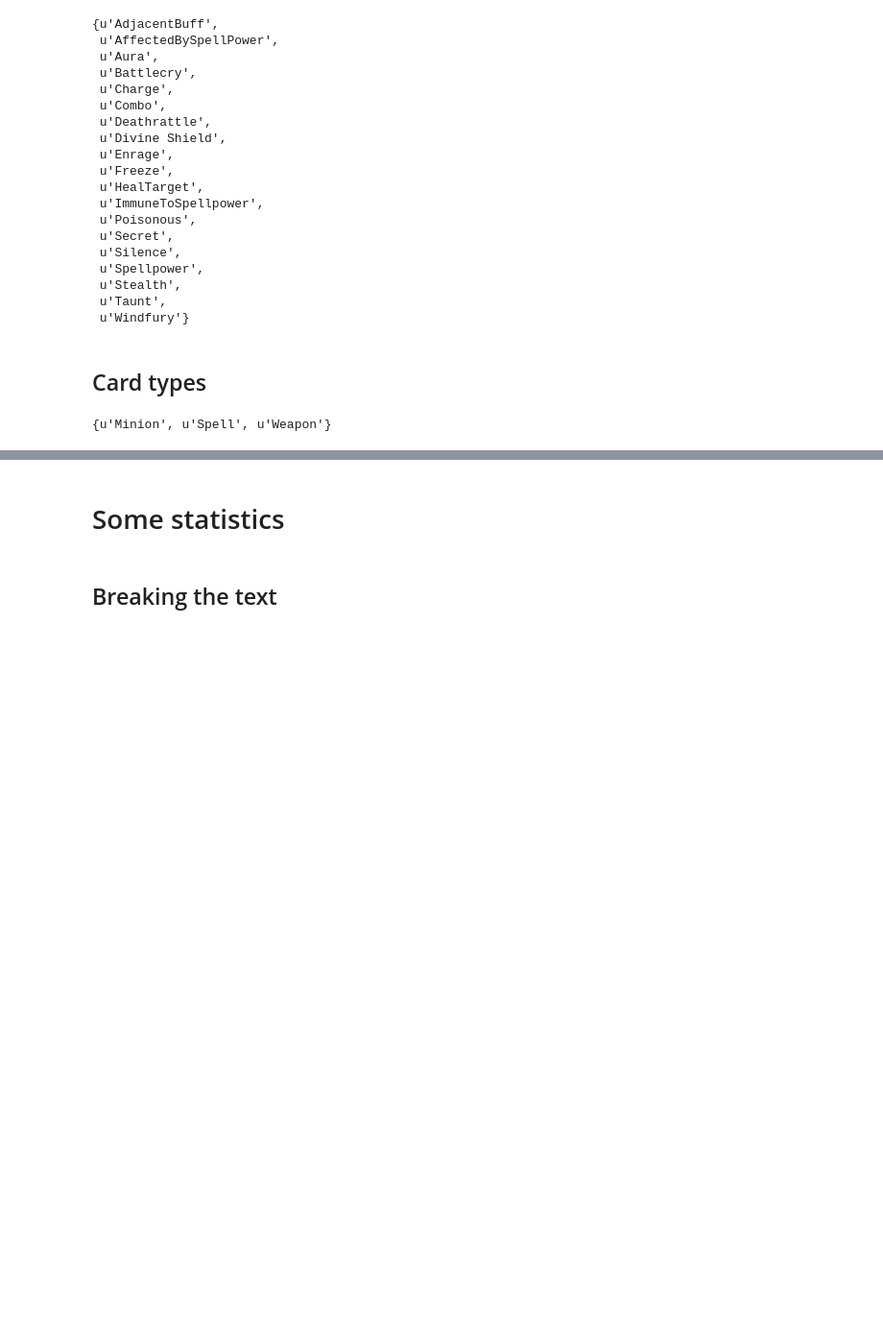
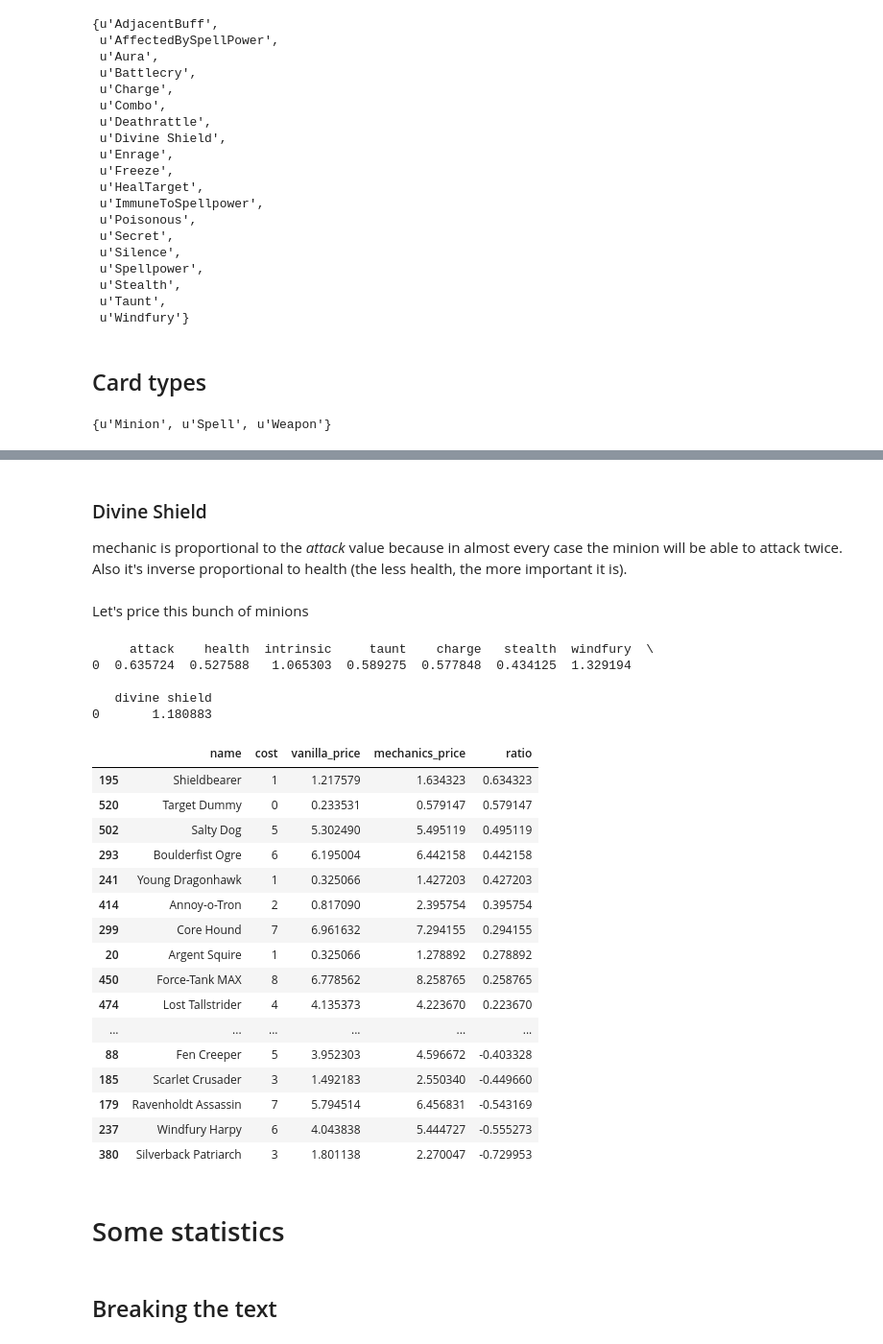
Before and after one commit to skasi7/HearthPricer, a Jupyter notebook: Intro.ipynb, the cells around one changed output, grey strips where cells are left out. Shown: that part at 96% size. Saved outputs shown, nothing was run; the diff lists cells and outputs as text; code cells hidden in the pictures; blank space fills up the shorter version.

Commit message:
Added more cards and code.

```diff
--- a/Intro.ipynb
+++ b/Intro.ipynb
@@ -132,0 +282,5 @@ memory usage: 50.2+ KB
+# %%
+mechanics_minions_df['stealth'] = mechanics_minions_df.apply(
+    lambda row: 1 # row['attack'] / row['health']
+    if (isinstance(row['mechanics'], list) and 'Stealth' in row['mechanics'])
+    else 0, axis=1)
@@ -133,3 +290,58 @@ memory usage: 50.2+ KB
+# %%
+mechanics_minions_df['windfury'] = mechanics_minions_df.apply(
+    lambda row: 1 # row['attack']
+    if (isinstance(row['mechanics'], list) and 'Windfury' in row['mechanics'])
+    else 0, axis=1)
+# %% [markdown]
+### Divine Shield
+mechanic is proportional to the *attack* value because in almost every case the minion will be able to attack twice. Also it's inverse proportional to health (the less health, the more important it is).
+# %%
+mechanics_minions_df['divine shield'] = mechanics_minions_df.apply(
+    lambda row: 1 # row['attack'] / row['health']
+    if (isinstance(row['mechanics'], list) and 'Divine Shield' in row['mechanics'])
+    else 0, axis=1)
+# %% [markdown]
+Let's price this bunch of minions
+# %%
+mechanics_columns = ['attack', 'health', 'intrinsic'] + map(lambda x: x.lower(), simple_mechanics)
+
+# Price under the "vanilla coeffs"
+cards_pricing(mechanics_minions_df, vanilla_columns, coeffs=vanilla_coeffs,
+              price_column='vanilla_price')
+# Compute and price under the "mechanics coeffs"
+mechanics_coeffs = cards_pricing(mechanics_minions_df, mechanics_columns, print_coeffs=True,
+                                 price_column='mechanics_price')
+# %% [output]
+     attack    health  intrinsic     taunt    charge   stealth  windfury  \
+0  0.635724  0.527588   1.065303  0.589275  0.577848  0.434125  1.329194
+
+   divine shield
+0       1.180883
+# %%
+intrinsic = mechanics_coeffs[2][0]
+mechanics_minions_df['ratio'] = (mechanics_minions_df['mechanics_price'] -
+                                 mechanics_minions_df['cost']) #/ \
+                                #(mechanics_minions_df['cost'] + intrinsic)
+mechanics_minions_df[['name', 'cost', 'vanilla_price', 'mechanics_price', 'ratio']].sort(
+    'ratio', ascending=False)
+# %% [output]
+|  | name | cost | vanilla_price | mechanics_price | ratio |
+| 195 | Shieldbearer | 1 | 1.217579 | 1.634323 | 0.634323 |
+| 520 | Target Dummy | 0 | 0.233531 | 0.579147 | 0.579147 |
+| 502 | Salty Dog | 5 | 5.302490 | 5.495119 | 0.495119 |
+| 293 | Boulderfist Ogre | 6 | 6.195004 | 6.442158 | 0.442158 |
+| 241 | Young Dragonhawk | 1 | 0.325066 | 1.427203 | 0.427203 |
+| 414 | Annoy-o-Tron | 2 | 0.817090 | 2.395754 | 0.395754 |
+| 299 | Core Hound | 7 | 6.961632 | 7.294155 | 0.294155 |
+| 20 | Argent Squire | 1 | 0.325066 | 1.278892 | 0.278892 |
+| 450 | Force-Tank MAX | 8 | 6.778562 | 8.258765 | 0.258765 |
+| 474 | Lost Tallstrider | 4 | 4.135373 | 4.223670 | 0.223670 |
+| ... | ... | ... | ... | ... | ... |
+| 88 | Fen Creeper | 5 | 3.952303 | 4.596672 | -0.403328 |
+| 185 | Scarlet Crusader | 3 | 1.492183 | 2.550340 | -0.449660 |
+| 179 | Ravenholdt Assassin | 7 | 5.794514 | 6.456831 | -0.543169 |
+| 237 | Windfury Harpy | 6 | 4.043838 | 5.444727 | -0.555273 |
+| 380 | Silverback Patriarch | 3 | 1.801138 | 2.270047 | -0.729953 |
 # %% [markdown]
 # Some statistics
 # %% [markdown]
```
Also changed, not shown: parts of 31 cells of this notebook, 4 other files.
